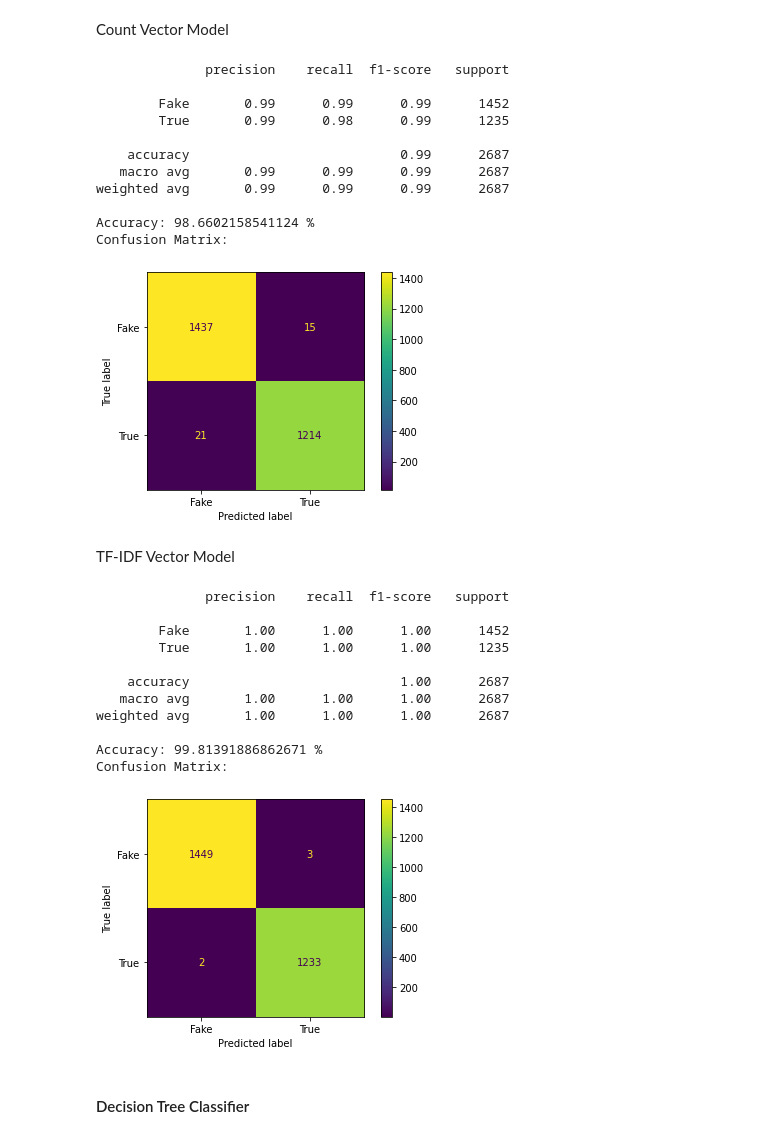
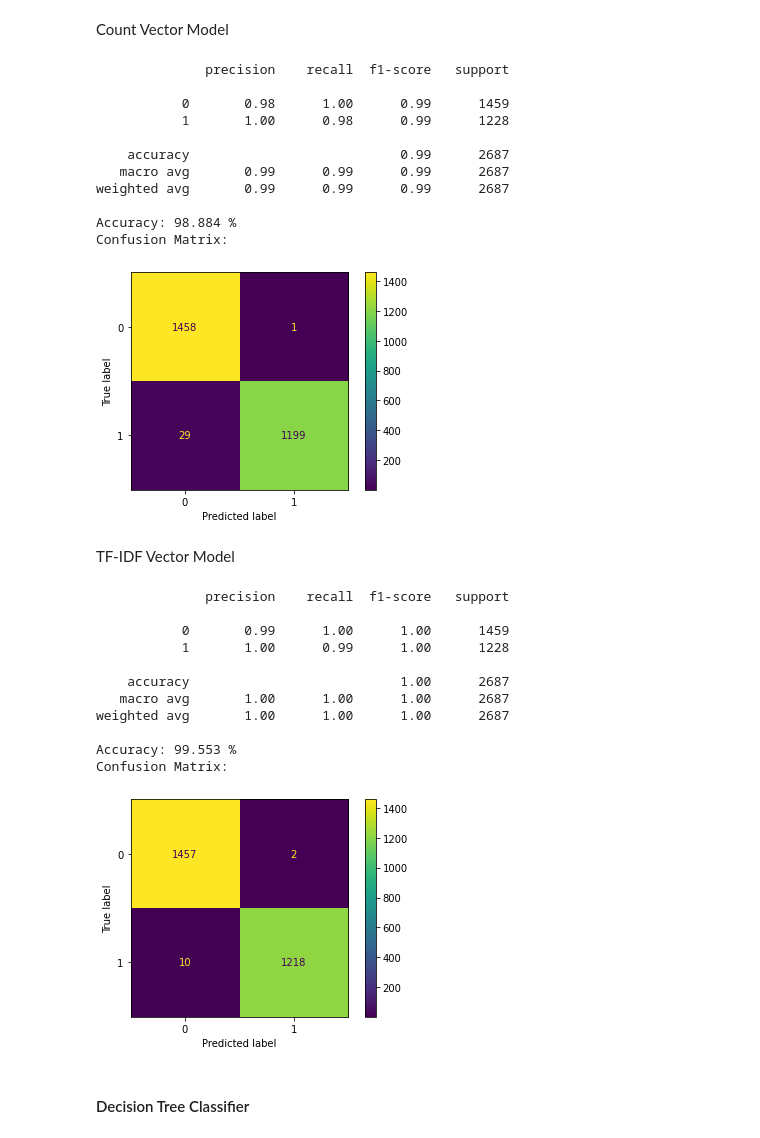
Before and after one commit to PJO017/Fake-News-Detection-Project, a Jupyter notebook: Source/Fake News Detection.ipynb, the cells around one changed output. Cells and saved outputs as stored; diff of their text form; code cells hidden in the pictures.

```diff
--- a/Source/Fake News Detection.ipynb
+++ b/Source/Fake News Detection.ipynb
@@ -115,13 +126,13 @@ dfFake = dfFake.head(int(0.20 * dfFake.shape[0]))
 Removing stopwords, punctuation, and whitespace characters and Stemming
 # %%
 def clean_string(input):
-  ps = PorterStemmer()
+  wl = WordNetLemmatizer()
 
   input = re.sub('[^a-zA-Z]', ' ', input)  # Remove special characters and spaces
   input = input.lower()                    # Lowercase all text
 
   input = input.split()  # Seperate into array of words
-  input = [ps.stem(word) for word in input if not word in STOPWORDS] # Remove stopwords and replace word with stem
+  input = [wl.lemmatize(word) for word in input if not word in STOPWORDS] # Remove stop words and replace word with stem
   input = ' '.join(input)  # Combine back into sentence
 
   return input
@@ -408,39 +463,65 @@ def classify(method, vector_model, wm = False, arr = False):
+# %%
+# Apply specified classification method and provide performance metrics
+def classify_pipeline(method, vector_model, wm = False, arr = False):
+  train_set, train_labels, test_set, test_labels = vector_model # Get sets and labels from model
+
+  if arr:
+    train_set = train_set.toarray()
+    test_set = test_set.toarray()
+
+  scl = StandardScaler(with_mean=False).fit(train_set)
+  model = method.fit(train_set, train_labels)
+
+  pipeline = Pipeline([('scl', scl), ('model', model)])  # Pipeline standardize data then use given classification method
+
+  predictions = pipeline.predict(test_set)
+
+  cr = classification_report(test_labels, predictions)
+  accuracy = accuracy_score(test_labels, predictions)
+  conf_matrix = ConfusionMatrixDisplay.from_predictions(test_labels, predictions)
+
+  print(cr)
+  print(f'Accuracy: {accuracy*100:.3f} %')
+  print(f"Confusion Matrix:")
+  conf_matrix
+
+  return pipeline.named_steps['model']
 # %% [markdown]
 #### Logistic Regression
 # %% [markdown]
 Count Vector Model
 # %%
-LR_CV = classify(LogisticRegression(), count_vector_model)
+LR_CV = classify_pipeline(LogisticRegression(), count_vector_model)
 # %% [output]
               precision    recall  f1-score   support
 
-        Fake       0.99      0.99      0.99      1452
-        True       0.99      0.98      0.99      1235
+           0       0.98      1.00      0.99      1459
+           1       1.00      0.98      0.99      1228
 
     accuracy                           0.99      2687
    macro avg       0.99      0.99      0.99      2687
 weighted avg       0.99      0.99      0.99      2687
 
-Accuracy: 98.6602158541124 %
+Accuracy: 98.884 %
 Confusion Matrix:
-[figure, old version]
+[figure, new version]
 # %% [markdown]
 TF-IDF Vector Model
 # %%
-LR_TV = classify(LogisticRegression(), tfidf_vector_model)
+LR_TV = classify_pipeline(LogisticRegression(), tfidf_vector_model)
 # %% [output]
               precision    recall  f1-score   support
 
-        Fake       1.00      1.00      1.00      1452
-        True       1.00      1.00      1.00      1235
+           0       0.99      1.00      1.00      1459
+           1       1.00      0.99      1.00      1228
 
     accuracy                           1.00      2687
    macro avg       1.00      1.00      1.00      2687
 weighted avg       1.00      1.00      1.00      2687
 
-Accuracy: 99.81391886862671 %
+Accuracy: 99.553 %
 Confusion Matrix:
-[figure, old version]
+[figure, new version]
 # %% [markdown]
 #### Decision Tree Classifier
 # %% [markdown]
```
Also changed, not shown: parts of 43 cells of this notebook.
